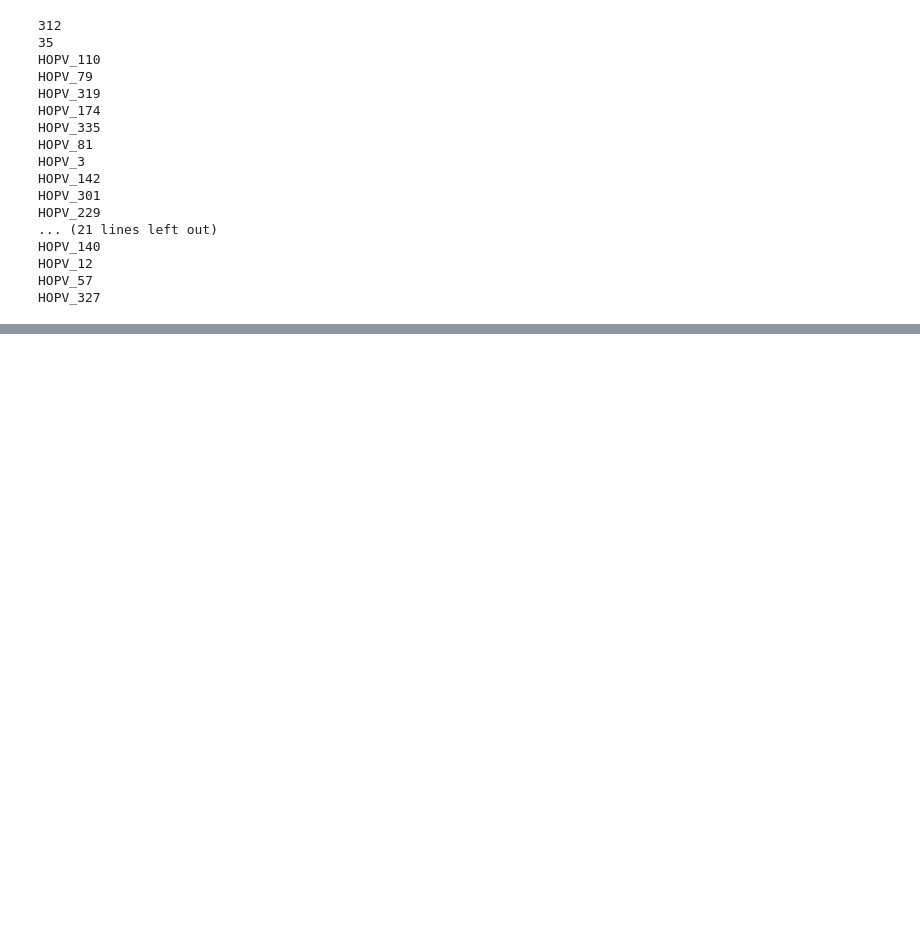
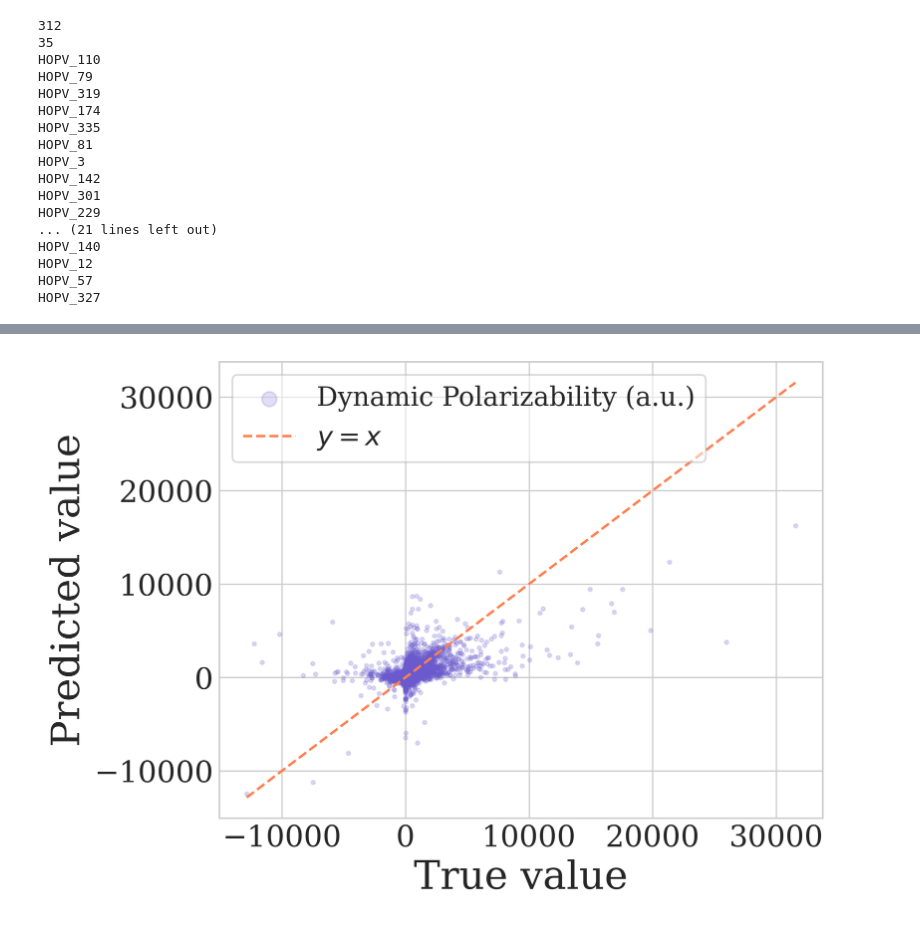
Before and after one commit to aimat-lab/dyn-detanet, a Jupyter notebook: code/calculate_pol_spectraHOPVimag+real.ipynb, the cells around one changed output, grey strips where cells are left out. Cells and saved outputs as stored; diff of their text form; code cells hidden in the pictures; blank space fills up the shorter version.

```diff
--- a/code/calculate_pol_spectraHOPVimag+real.ipynb
+++ b/code/calculate_pol_spectraHOPVimag+real.ipynb
@@ -28,7 +28,7 @@ HOPV_dataset = []
 spec_data = []
 
 # Load the dataset
-HOPV_dataset = torch.load(os.path.join(data_dir, 'HOPV_dataset.pt'))
+HOPV_dataset = torch.load(os.path.join(data_dir, 'HOPV.pt'))
 print(f"Number of graphs in the dataset: {len(HOPV_dataset)}")
 
 print(f"Total dataset length: {len(HOPV_dataset)}")
@@ -40,7 +40,7 @@ print("dataset[0] :", ex1, )
 print("dataset[5] :", ex2,)
 
 for data in HOPV_dataset:
-    data.y = torch.cat([data.real, data.imag], dim=0)
+    data.y = torch.cat([data.real_ee, data.imag_ee], dim=0)
     data.x = data.spectra.repeat(len(data.z), 1)
 
 
@@ -301,0 +446,81 @@ pred_pol_imag (62, 3, 3)
+# %%
+# ───────────────────────────────────────────────────────────────────────────────
+#  Validation-set scatter plot : predicted vs. true  (HOPV, app-1 model)
+#  – visuals cloned 1-for-1 from the reference “dynamic polarizability” plot –
+# ───────────────────────────────────────────────────────────────────────────────
+import torch
+import numpy as np
+import matplotlib.pyplot as plt
+from torch_geometric.loader import DataLoader
+from detanet_model import R2
+from sklearn.metrics import r2_score, mean_absolute_error
+
+# ══════════════════════════════════════════════════════════════════════════════
+# 0.  Global style & fonts  — apply *before* creating any figure
+# ══════════════════════════════════════════════════════════════════════════════
+plt.style.use("seaborn-v0_8-whitegrid")        # same seaborn theme
+plt.rcParams.update({
+    "font.family":      "serif",
+    "font.serif":       ["Times New Roman", "Times", "DejaVu Serif", "Georgia"],
+    "font.size":        16,   # base text size
+    "axes.labelsize":   24,   # x / y axis labels
+    "axes.titlesize":   18,
+    "xtick.labelsize":  18,
+    "ytick.labelsize":  18,
+    "legend.fontsize":  16,
+})
+
+# ══════════════════════════════════════════════════════════════════════════════
+# 1.  Collect ground-truth and predictions  (data logic unchanged)
+# ══════════════════════════════════════════════════════════════════════════════
+val_loader = DataLoader(HOPV_val_datasets, batch_size=1, shuffle=False)
+
+device = torch.device("cuda" if torch.cuda.is_available() else "cpu")
+model  = model_app1.to(device).eval()
+
+true_vals, pred_vals = [], []
+
+with torch.no_grad():
+    for batch in val_loader:
+        true_vals.append(batch.y.cpu().view(-1))   # flatten GT
+
+        pred = model(z=batch.z.to(device),
+                     pos=batch.pos.to(device))
+
+        pred_flat = pred.cpu().view(-1) if isinstance(pred, torch.Tensor) \
+                   else torch.tensor(pred).view(-1)
+        pred_vals.append(pred_flat)
+
+true_vals = torch.cat(true_vals).numpy()
+pred_vals = torch.cat(pred_vals).numpy()
+
+print("Flattened samples (true) :", true_vals.size)
+print("Flattened samples (pred) :", pred_vals.size)
+
+# ══════════════════════════════════════════════════════════════════════════════
+# 2.  Scatter plot — visuals exactly match reference
+# ══════════════════════════════════════════════════════════════════════════════
+plt.figure(figsize=(7, 5), dpi=300)
+
+plt.scatter(true_vals, pred_vals,
+            c="slateblue", s=5, alpha=0.2,
+            label="Dynamic Polarizability (a.u.)")
+
+vmin, vmax = min(true_vals.min(), pred_vals.min()), max(true_vals.max(),
+                                                        pred_vals.max())
+plt.plot([vmin, vmax], [vmin, vmax],
+         "--", color="coral", label="$y=x$")
+
+plt.xlabel("True value")           # sizes inherited from rcParams
+plt.ylabel("Predicted value")
+
+plt.legend(frameon=True,
+           facecolor="white",
+           edgecolor="0.7",
+           framealpha=0.5,
+           markerscale=4.0)         # enlarged legend symbols
+
+plt.grid(True)
+plt.tight_layout()
+plt.show()
+# %% [output]
@@ -301,0 +529 @@ pred_pol_imag (62, 3, 3)
+[figure, added]
```
Also changed, not shown: parts of 9 cells of this notebook, 20 other files.
